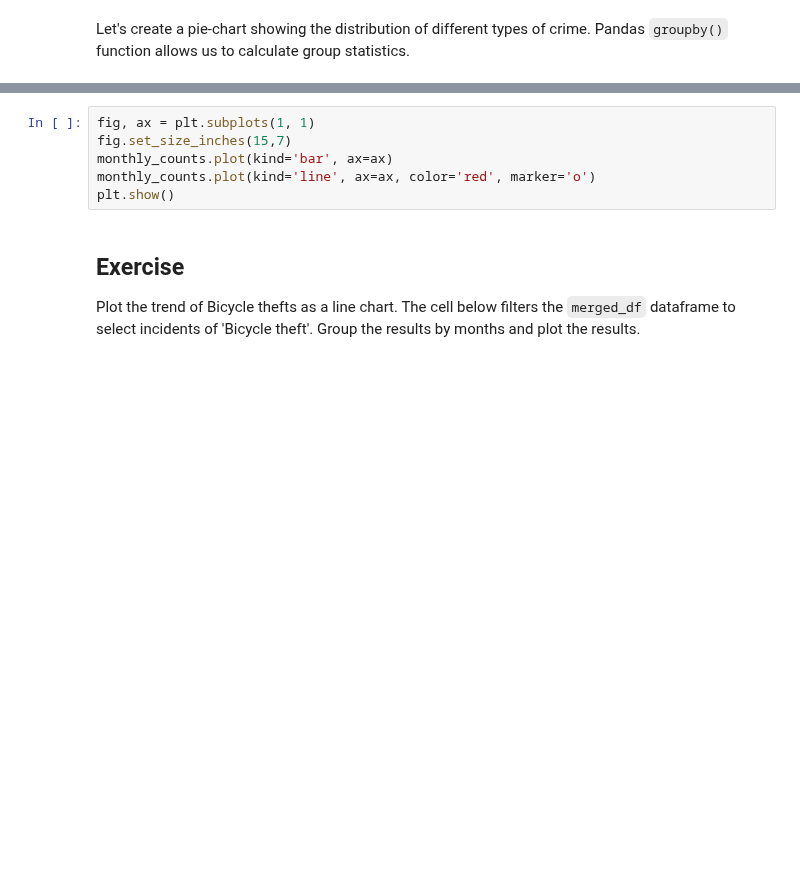
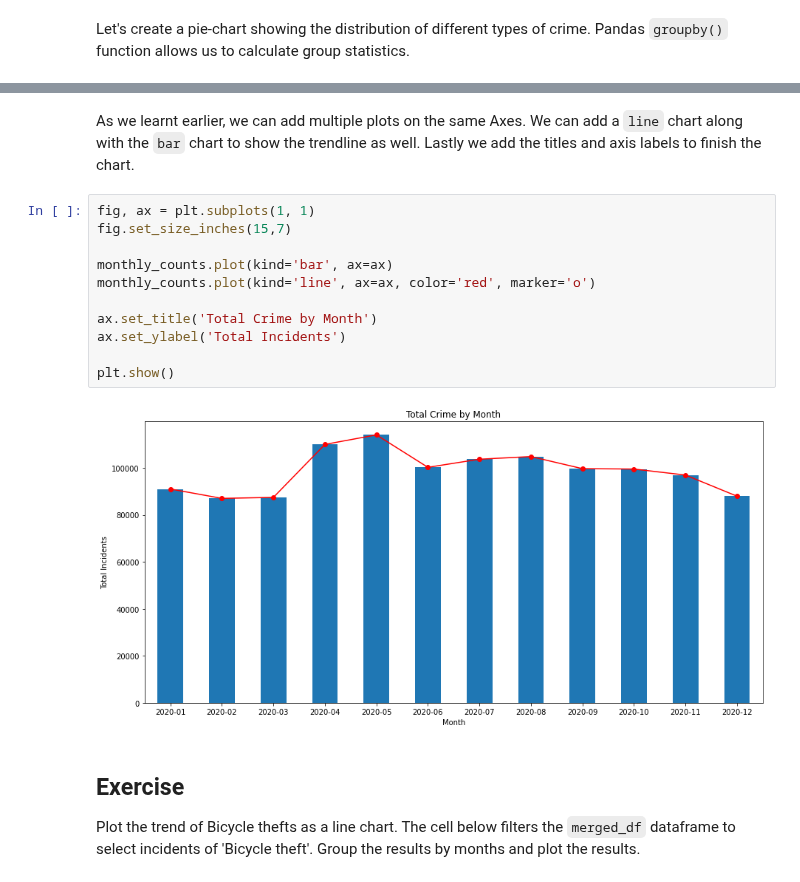
Before and after one commit to spatialthoughts/courses, a Jupyter notebook: code/python_dataviz/02_creating_charts.ipynb, the cells around one changed output, grey strips where cells are left out. Saved outputs shown, nothing was run; the diff lists cells and outputs as text; blank space fills up the shorter version.

```diff
--- a/code/python_dataviz/02_creating_charts.ipynb
+++ b/code/python_dataviz/02_creating_charts.ipynb
@@ -68,9 +192,18 @@ plt.show()
+# %% [markdown]
+As we learnt earlier, we can add multiple plots on the same Axes. We can add a `line` chart along with the `bar` chart to show the trendline as well. Lastly we add the titles and axis labels to finish the chart.
 # %%
 fig, ax = plt.subplots(1, 1)
 fig.set_size_inches(15,7)
+
 monthly_counts.plot(kind='bar', ax=ax)
 monthly_counts.plot(kind='line', ax=ax, color='red', marker='o')
+
+ax.set_title('Total Crime by Month')
+ax.set_ylabel('Total Incidents')
+
 plt.show()
+# %% [output]
+[figure, added]
 # %% [markdown]
 ## Exercise
 
```
Also changed, not shown: parts of 25 cells of this notebook.
